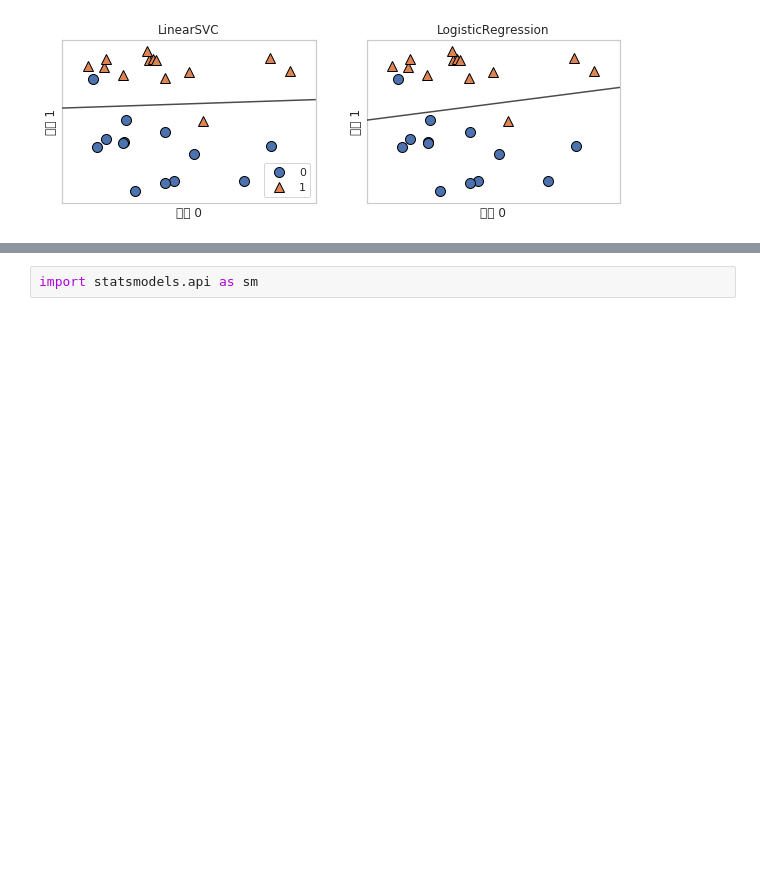
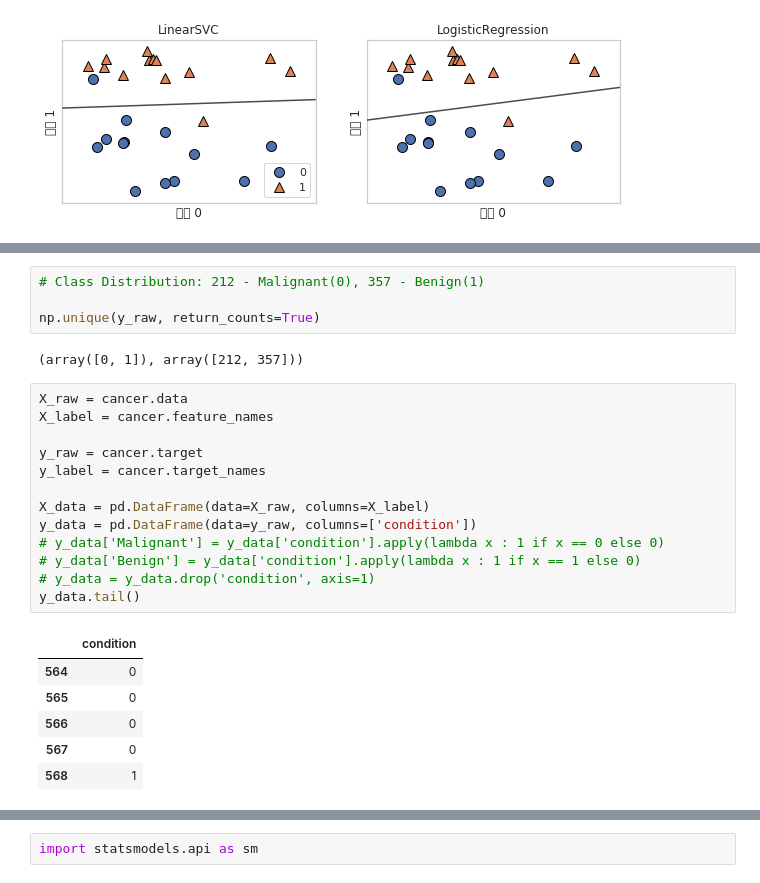
Before and after one commit to seokyeongheo/iot-data-practice, a Jupyter notebook: 2nd/181210_logistic_regression_02.ipynb, the cells around one changed output, grey strips where cells are left out. Cells and saved outputs as stored; diff of their text form; blank space fills up the shorter version.

```diff
--- a/2nd/logistic regression.ipynb
+++ b/2nd/181210_logistic_regression_02.ipynb
@@ -29,0 +53,26 @@ axes[0].legend()
+# %%
+# Class Distribution: 212 - Malignant(0), 357 - Benign(1)
+
+np.unique(y_raw, return_counts=True)
+# %% [output]
+(array([0, 1]), array([212, 357]))
+# %%
+X_raw = cancer.data
+X_label = cancer.feature_names
+
+y_raw = cancer.target
+y_label = cancer.target_names
+
+X_data = pd.DataFrame(data=X_raw, columns=X_label)
+y_data = pd.DataFrame(data=y_raw, columns=['condition'])
+# y_data['Malignant'] = y_data['condition'].apply(lambda x : 1 if x == 0 else 0)
+# y_data['Benign'] = y_data['condition'].apply(lambda x : 1 if x == 1 else 0)
+# y_data = y_data.drop('condition', axis=1)
+y_data.tail()
+# %% [output]
+|  | condition |
+| 564 | 0 |
+| 565 | 0 |
+| 566 | 0 |
+| 567 | 0 |
+| 568 | 1 |
```
Also changed, not shown: parts of 9 cells of this notebook, 1 other file.
